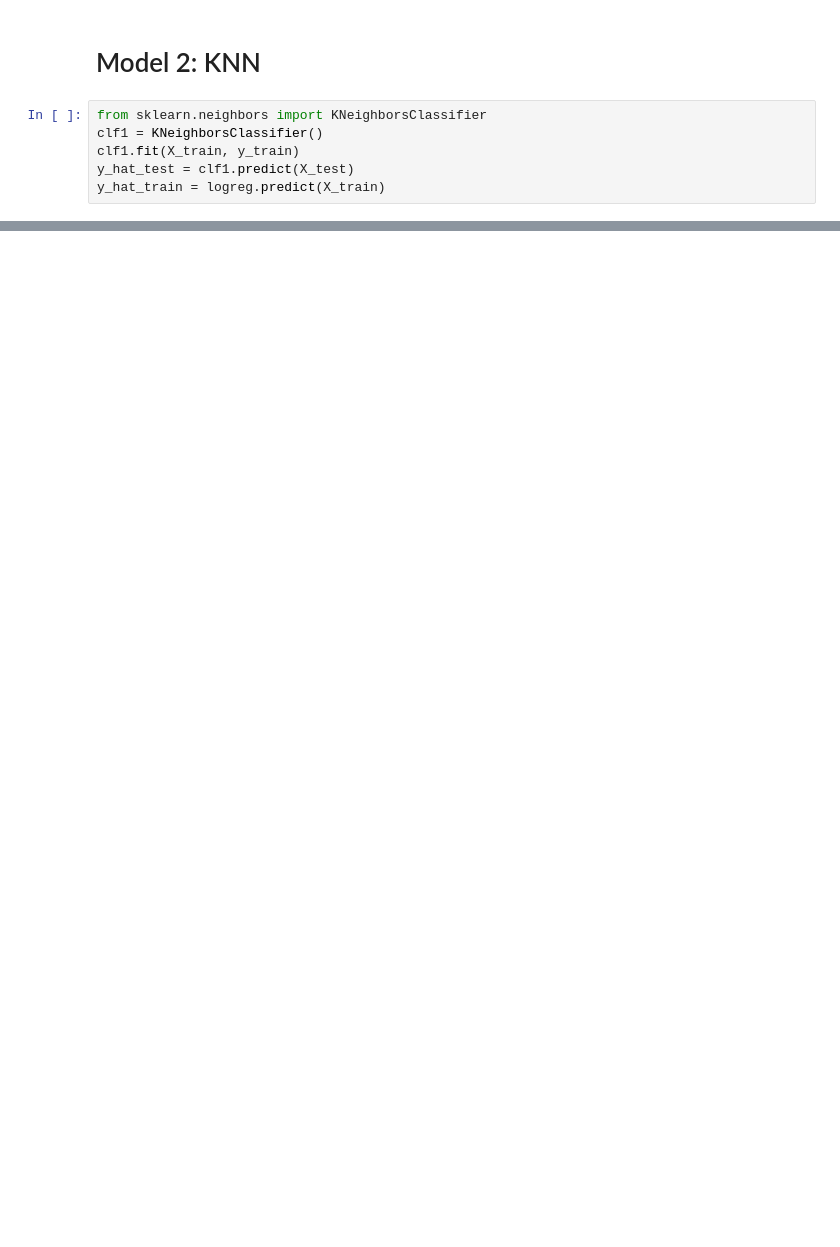
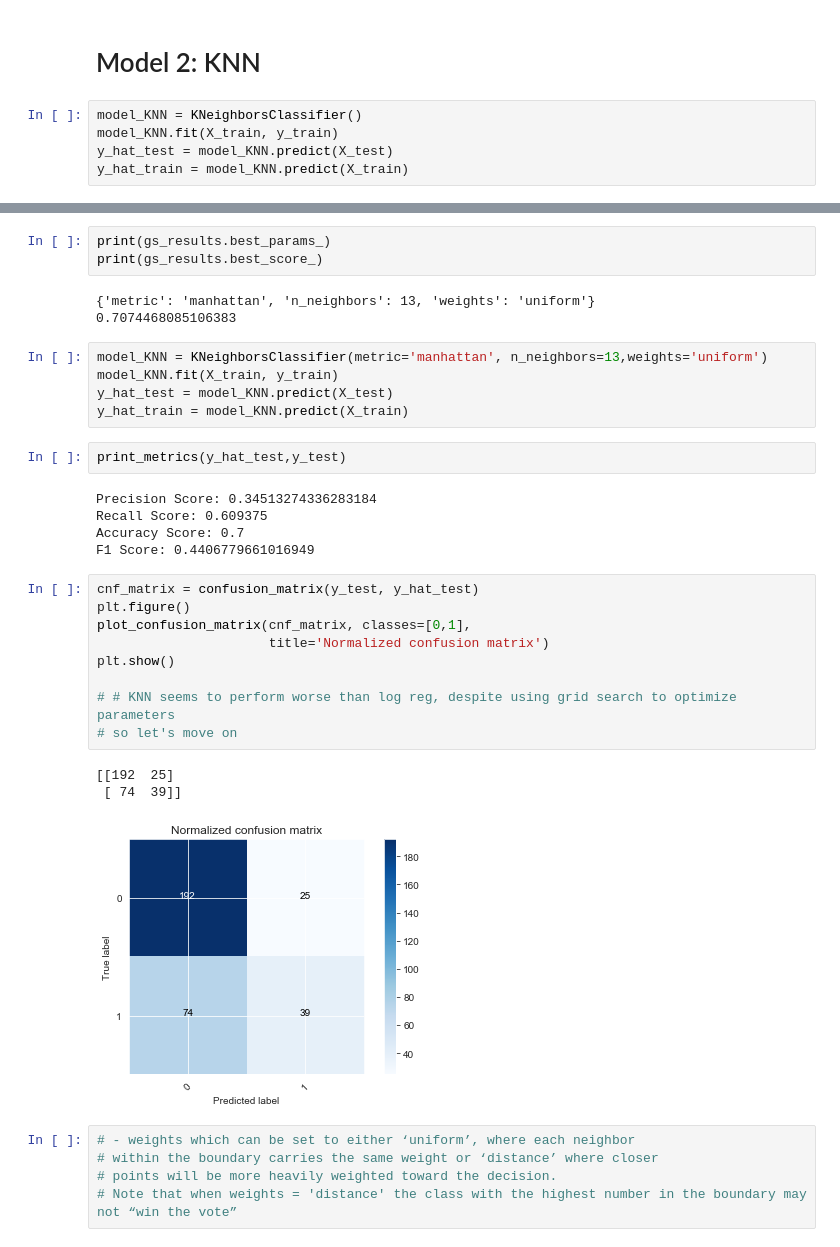
Before and after one commit to krbarounis/NTY-bestsellers-classification-project, a Jupyter notebook: Modeling.ipynb, the cells around one changed output, grey strips where cells are left out. Drawn from its saved outputs; the diff is of its cells as text; blank space fills up the shorter version.

```diff
--- a/Modeling.ipynb
+++ b/Modeling.ipynb
@@ -308,8 +311,7 @@ AUC: 0.7376886160231744
 # %% [markdown]
 # Model 2: KNN
 # %%
-from sklearn.neighbors import KNeighborsClassifier
-clf1 = KNeighborsClassifier()
-clf1.fit(X_train, y_train)
-y_hat_test = clf1.predict(X_test)
-y_hat_train = logreg.predict(X_train)
+model_KNN = KNeighborsClassifier()
+model_KNN.fit(X_train, y_train)
+y_hat_test = model_KNN.predict(X_test)
+y_hat_train = model_KNN.predict(X_train)
@@ -348,0 +345,36 @@ Fitting 3 folds for each of 28 candidates, totalling 84 fits
+# %%
+print(gs_results.best_params_)
+print(gs_results.best_score_)
+# %% [output]
+{'metric': 'manhattan', 'n_neighbors': 13, 'weights': 'uniform'}
+0.7074468085106383
+# %%
+model_KNN = KNeighborsClassifier(metric='manhattan', n_neighbors=13,weights='uniform')
+model_KNN.fit(X_train, y_train)
+y_hat_test = model_KNN.predict(X_test)
+y_hat_train = model_KNN.predict(X_train)
+# %%
+print_metrics(y_hat_test,y_test)
+# %% [output]
+Precision Score: 0.34513274336283184
+Recall Score: 0.609375
+Accuracy Score: 0.7
+F1 Score: 0.4406779661016949
+# %%
+cnf_matrix = confusion_matrix(y_test, y_hat_test)
+plt.figure()
+plot_confusion_matrix(cnf_matrix, classes=[0,1],
+                      title='Normalized confusion matrix')
+plt.show()
+
+# # KNN seems to perform worse than log reg, despite using grid search to optimize parameters
+# so let's move on
+# %% [output]
+[[192  25]
+ [ 74  39]]
+[figure, added]
+# %%
+# - weights which can be set to either ‘uniform’, where each neighbor
+# within the boundary carries the same weight or ‘distance’ where closer
+# points will be more heavily weighted toward the decision.
+# Note that when weights = 'distance' the class with the highest number in the boundary may not “win the vote”
```
Also changed, not shown: parts of 72 cells of this notebook.
